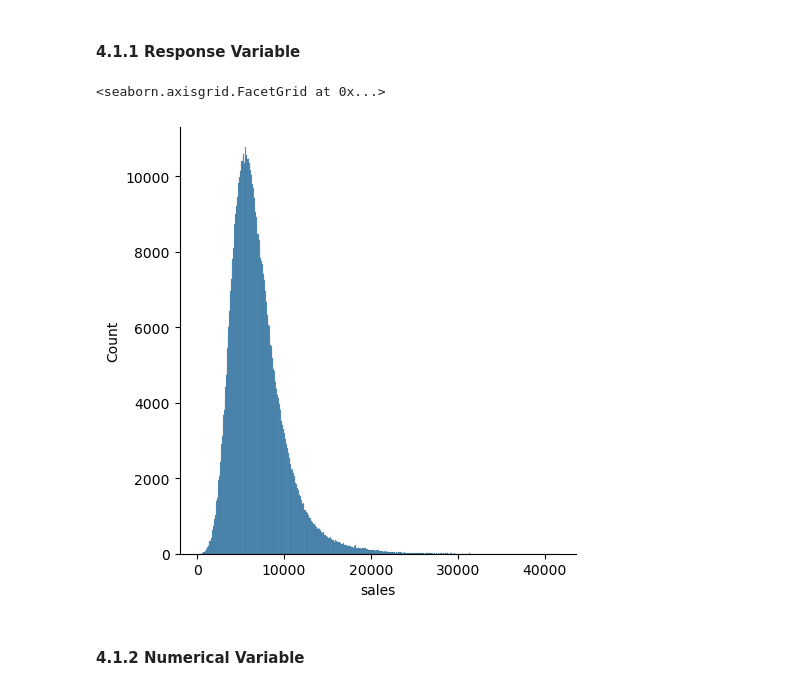
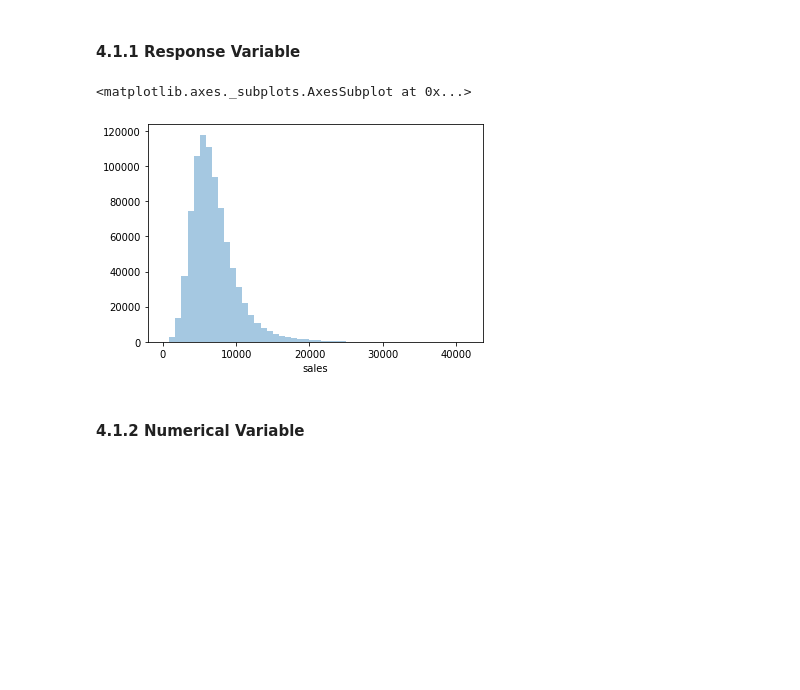
Before and after one commit to MarcelaPrettoAmorim/curso-ds-producao, a Jupyter notebook: notebook/Rossmann_Project.ipynb, the cells around one changed output. Cells and saved outputs as stored; diff of their text form; code cells hidden in the pictures; blank space fills up the shorter version.

```diff
--- a/notebook/Rossmann_Project.ipynb
+++ b/notebook/Rossmann_Project.ipynb
@@ -127,8 +127,8 @@ jupyter_settings
 # %% [markdown]
 ### 0.2. Loading data
 # %%
-df_sales_raw = pd.read_csv('ds/repos/curso-ds-producao/data/train.csv', low_memory = False) # low_memory faz com que a função leia todo arquivo de uma vez só
-df_store_raw = pd.read_csv('data/store.csv', low_memory = False)
+df_sales_raw = pd.read_csv('/home/marcela-pretto-amorim/ds/repos/curso-ds-producao/data/train.csv', low_memory = False) # low_memory faz com que a função leia todo arquivo de uma vez só
+df_store_raw = pd.read_csv('/home/marcela-pretto-amorim/ds/repos/curso-ds-producao/data/store.csv', low_memory = False)
 
 # merge
 # o primeiro df é a referência, o how é como serão unidos e on é a coluna que há semelhante nos dois dfs que serão unidos
@@ -441,7 +440,7 @@ df2['month'] = df2['date'].dt.month
 df2['day'] = df2['date'].dt.day
 
 # week of year
-df2['week_of_year'] = df2['date'].dt.isocalendar().week
+df2['week_of_year'] = df2['date'].dt.weekofyear
 
 # year week
 df2['year_week'] = df2['date'].dt.strftime('%Y-%W')
@@ -502,10 +501,10 @@ df4 = df3.copy()
 # %% [markdown]
 #### 4.1.1 Response Variable
 # %%
-sns.displot(df4['sales'], kde = False)
+sns.distplot(df4['sales'], kde = False)
 # %% [output]
-<seaborn.axisgrid.FacetGrid at 0x...>
+<matplotlib.axes._subplots.AxesSubplot at 0x...>
-[figure, old version]
+[figure, new version]
 # %% [markdown]
 #### 4.1.2 Numerical Variable
 # %%
```
Also changed, not shown: parts of 28 cells of this notebook.
